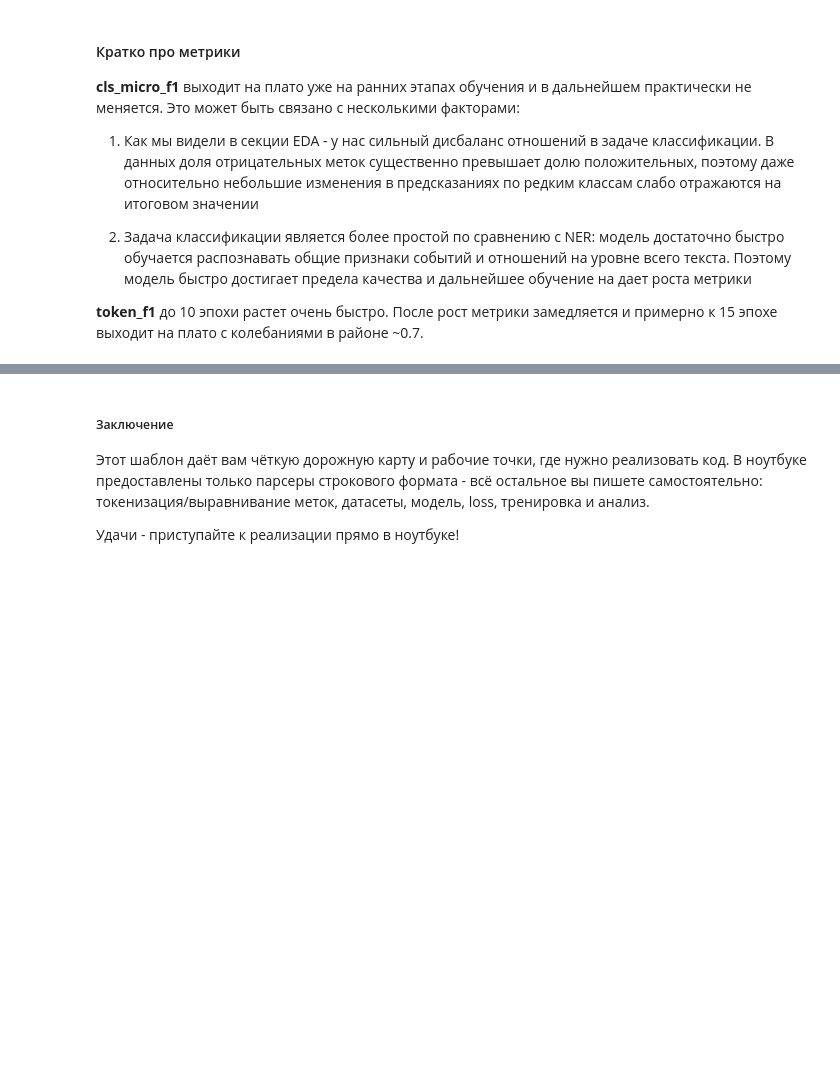
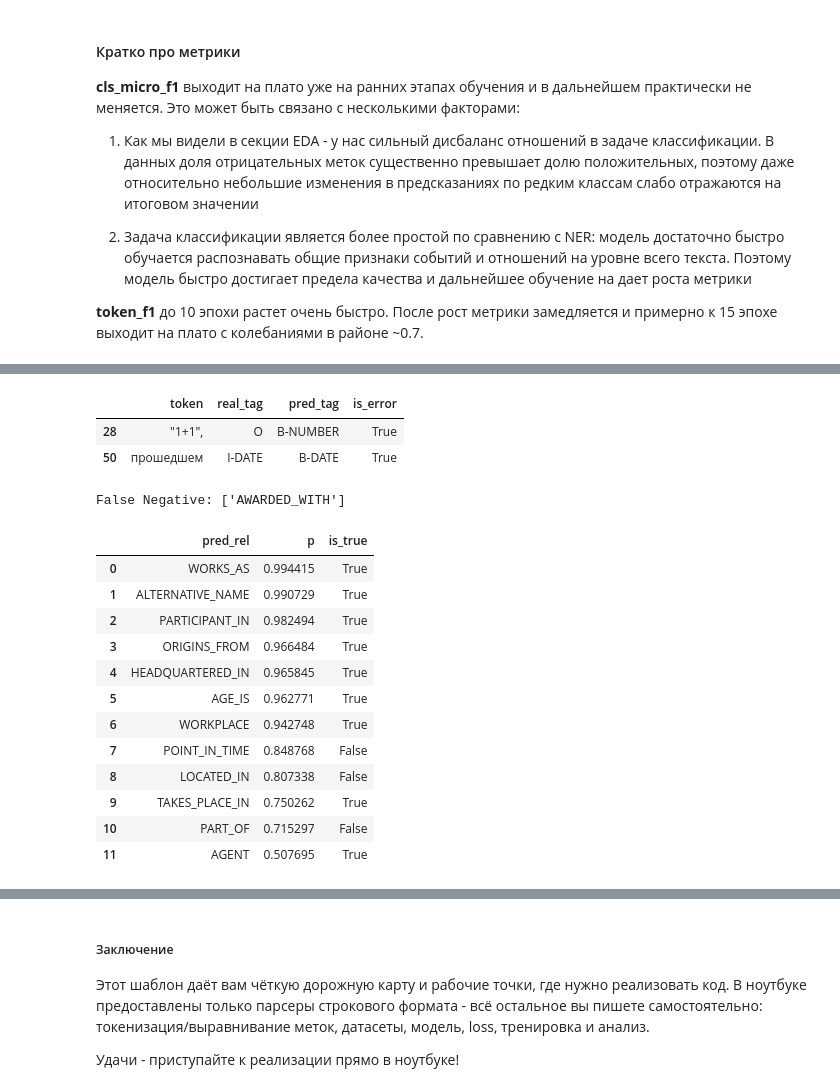
Before and after one commit to GladunAD/yandex_practicum_nlp, a Jupyter notebook: NEREL_MultiTask_Notebook.ipynb, the cells around one changed output, grey strips where cells are left out. Drawn from its saved outputs; the diff is of its cells as text; code cells hidden in the pictures; blank space fills up the shorter version.

```diff
--- a/NEREL_MultiTask_Notebook.ipynb
+++ b/NEREL_MultiTask_Notebook.ipynb
@@ -858,0 +923,2 @@ log_df.head()
+# %%
+id2relation = {i: r for i, r in enumerate(relations)}
@@ -858,0 +960,34 @@ log_df.head()
+# %%
+test_example = test_examples[0]
+# %%
+pred_ner_df, pred_rel_df, missed_real_rel = res_test_example(
+    test_example=test_example,
+    model=model,
+    tokenizer=tokenizer,
+    device=device,
+    id2label=id2label,
+    id2relation=id2relation)
+# %%
+pred_ner_df.query("is_error")
+# %% [output]
+|  | token | real_tag | pred_tag | is_error |
+| 28 | "1+1", | O | B-NUMBER | True |
+| 50 | прошедшем | I-DATE | B-DATE | True |
+# %%
+print("False Negative:", missed_real_rel)
+pred_rel_df
+# %% [output]
+False Negative: ['AWARDED_WITH']
+|  | pred_rel | p | is_true |
+| 0 | WORKS_AS | 0.994415 | True |
+| 1 | ALTERNATIVE_NAME | 0.990729 | True |
+| 2 | PARTICIPANT_IN | 0.982494 | True |
+| 3 | ORIGINS_FROM | 0.966484 | True |
+| 4 | HEADQUARTERED_IN | 0.965845 | True |
+| 5 | AGE_IS | 0.962771 | True |
+| 6 | WORKPLACE | 0.942748 | True |
+| 7 | POINT_IN_TIME | 0.848768 | False |
+| 8 | LOCATED_IN | 0.807338 | False |
+| 9 | TAKES_PLACE_IN | 0.750262 | True |
+| 10 | PART_OF | 0.715297 | False |
+| 11 | AGENT | 0.507695 | True |
```
Also changed, not shown: parts of 16 cells of this notebook.
